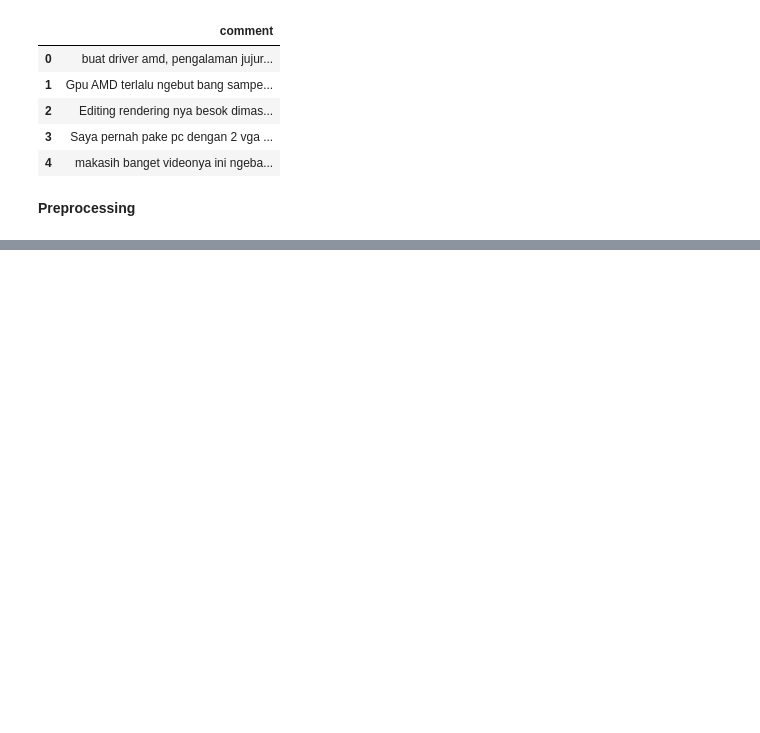
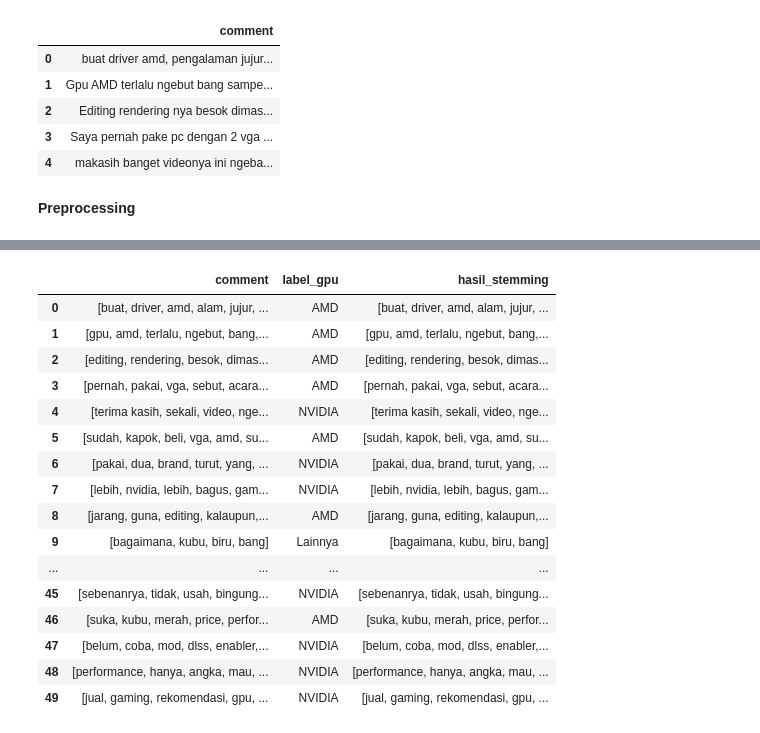
Before and after one commit to yoeda11/Ddd, a Jupyter notebook: As_new.ipynb, the cells around one changed output, grey strips where cells are left out. Drawn from its saved outputs; the diff is of its cells as text; code cells hidden in the pictures; blank space fills up the shorter version.

```diff
--- a/As_new.ipynb
+++ b/As_new.ipynb
@@ -211,0 +210,42 @@ dtype: object
+# %%
+# Stemming / Lemmatization
+# Mengubah kata ke bentuk dasar
+
+from Sastrawi.Stemmer.StemmerFactory import StemmerFactory
+
+# Inisialisasi Stemmer
+factory = StemmerFactory()
+stemmer = factory.create_stemmer()
+
+# Proses Stemming
+# stemmer_commyt = stemmer.stem(stopwords_commyt)
+# stemmer_commyt = stopwords_commyt.apply(lambda x: stemmer.stem(x))
+# stemmer_commyt.head()
+# %%
+# Function / Fungsi Stemmer per token
+def stemming_token(tokens):
+  return [stemmer.stem(word) for word in tokens]
+
+# stemming_commyt = stopwords_commyt.apply(stemming_token)
+# stemming_commyt.head(50)
+
+yt["hasil_stemming"] = yt["comment"].apply(stemming_token)
+yt.head(50)
+# %% [output]
+|  | comment | label_gpu | hasil_stemming |
+| 0 | [buat, driver, amd, alam, jujur, ... | AMD | [buat, driver, amd, alam, jujur, ... |
+| 1 | [gpu, amd, terlalu, ngebut, bang,... | AMD | [gpu, amd, terlalu, ngebut, bang,... |
+| 2 | [editing, rendering, besok, dimas... | AMD | [editing, rendering, besok, dimas... |
+| 3 | [pernah, pakai, vga, sebut, acara... | AMD | [pernah, pakai, vga, sebut, acara... |
+| 4 | [terima kasih, sekali, video, nge... | NVIDIA | [terima kasih, sekali, video, nge... |
+| 5 | [sudah, kapok, beli, vga, amd, su... | AMD | [sudah, kapok, beli, vga, amd, su... |
+| 6 | [pakai, dua, brand, turut, yang, ... | NVIDIA | [pakai, dua, brand, turut, yang, ... |
+| 7 | [lebih, nvidia, lebih, bagus, gam... | NVIDIA | [lebih, nvidia, lebih, bagus, gam... |
+| 8 | [jarang, guna, editing, kalaupun,... | AMD | [jarang, guna, editing, kalaupun,... |
+| 9 | [bagaimana, kubu, biru, bang] | Lainnya | [bagaimana, kubu, biru, bang] |
+| ... | ... | ... | ... |
+| 45 | [sebenanrya, tidak, usah, bingung... | NVIDIA | [sebenanrya, tidak, usah, bingung... |
+| 46 | [suka, kubu, merah, price, perfor... | AMD | [suka, kubu, merah, price, perfor... |
+| 47 | [belum, coba, mod, dlss, enabler,... | NVIDIA | [belum, coba, mod, dlss, enabler,... |
+| 48 | [performance, hanya, angka, mau, ... | NVIDIA | [performance, hanya, angka, mau, ... |
+| 49 | [jual, gaming, rekomendasi, gpu, ... | NVIDIA | [jual, gaming, rekomendasi, gpu, ... |
```
Also changed, not shown: parts of 8 cells of this notebook.
